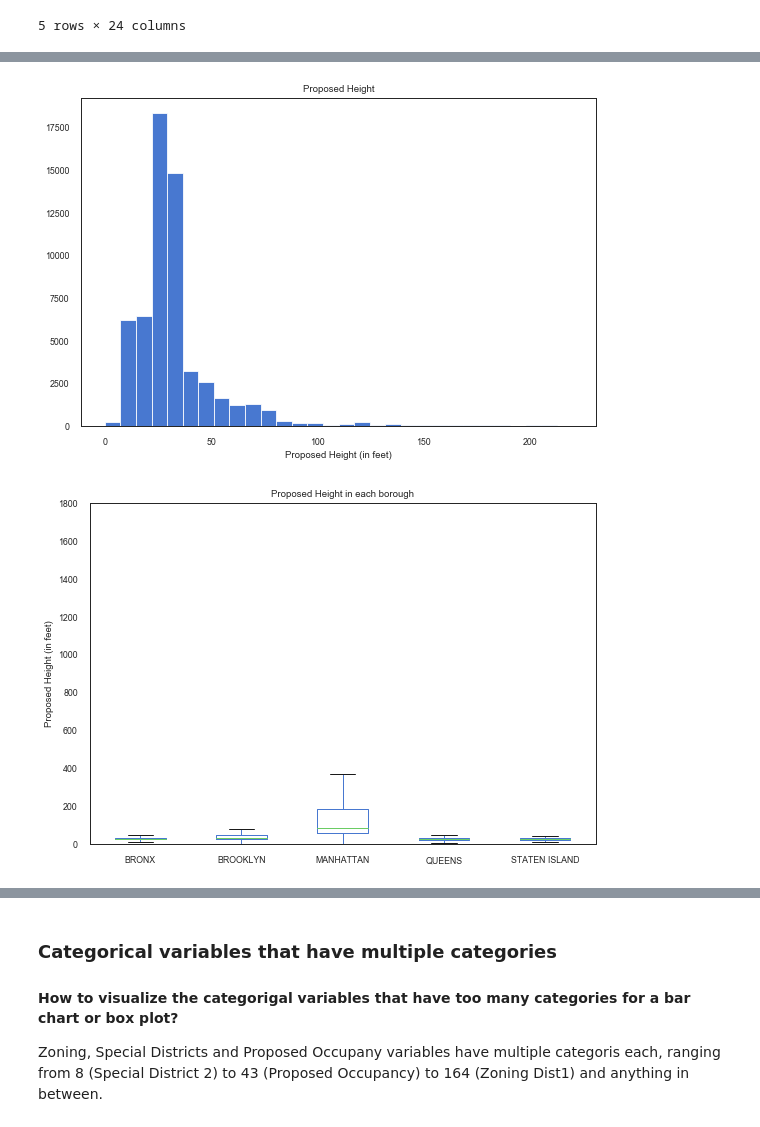
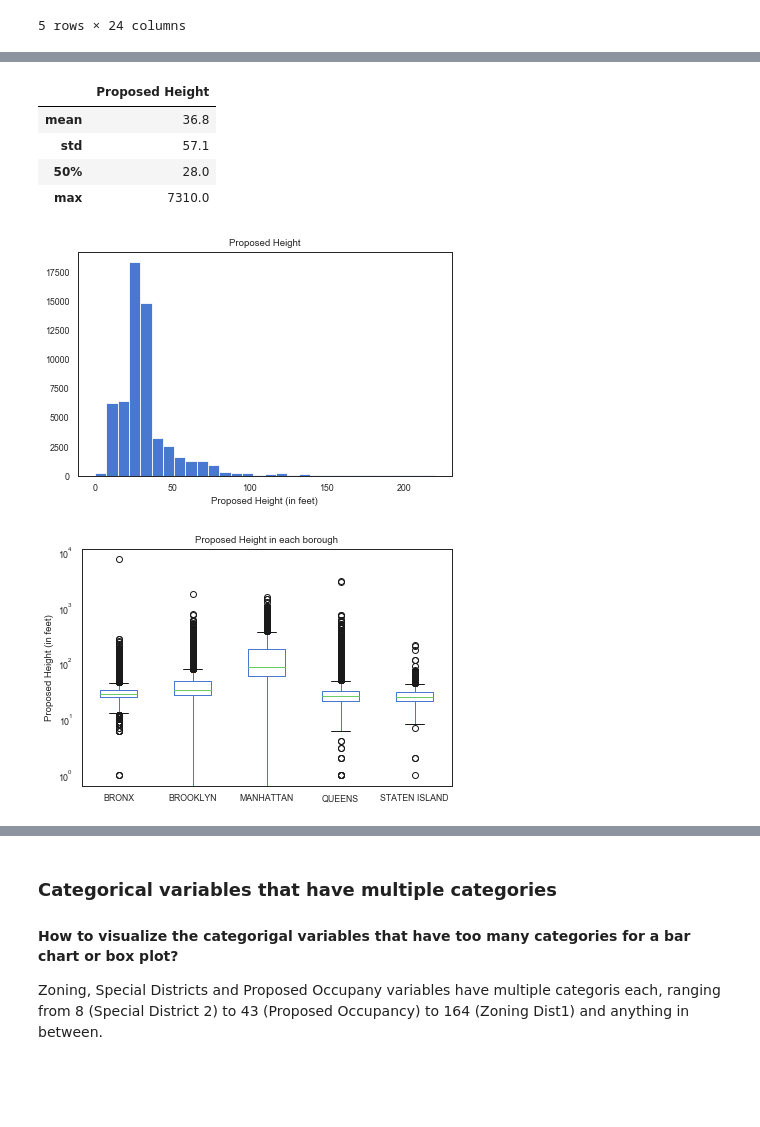
Before and after one commit to anoushavan/Capstone_1, a Jupyter notebook: code/data_story.ipynb, the cells around one changed output, grey strips where cells are left out. Cells and saved outputs as stored; diff of their text form; code cells hidden in the pictures; blank space fills up the shorter version.

```diff
--- a/code/data_story.ipynb
+++ b/code/data_story.ipynb
@@ -510,18 +486,25 @@ Text(-0.882,0.5,'Duration (days)')
 # %%
 # Histogram of Proposed Height.
 ax = data['Proposed Height'].hist(bins=30, range=(0,220))
 ax.set_title('Proposed Height')
 ax.set_xlabel('Proposed Height (in feet)')
 ax.grid(False)
-pd.DataFrame((data['Proposed Height']).describe()).round(1)
 plt.tight_layout()
+pd.DataFrame((data['Proposed Height']).
+             describe()).loc[['mean','std','50%','max']].round(1)
 # %% [output]
+|  | Proposed Height |
+| mean | 36.8 |
+| std | 57.1 |
+| 50% | 28.0 |
+| max | 7310.0 |
-[figure, old version]
+[figure, new version]
 # %%
 # Boxplot of Proposed Height in each borough.
 # ax = sns.boxplot(data=data,x='Borough', y='Proposed Height')
 ax = data.boxplot(column='Proposed Height', by='Borough')
-ax.set(ylim=(0,400))
+ax.set_yscale('log')
+# ax.set(ylim=(0,3500))
 ax.set_xlabel('')
 ax.set_ylabel('Proposed Height (in feet)')
 ax.set_title('Proposed Height in each borough')
@@ -529,7 +512,7 @@ plt.suptitle('')
 ax.grid(False)
 plt.tight_layout()
 # %% [output]
-[figure, old version]
+[figure, new version]
 # %%
 # scatterplot of proposed height and duration.
 
```
Also changed, not shown: parts of 39 cells of this notebook.
